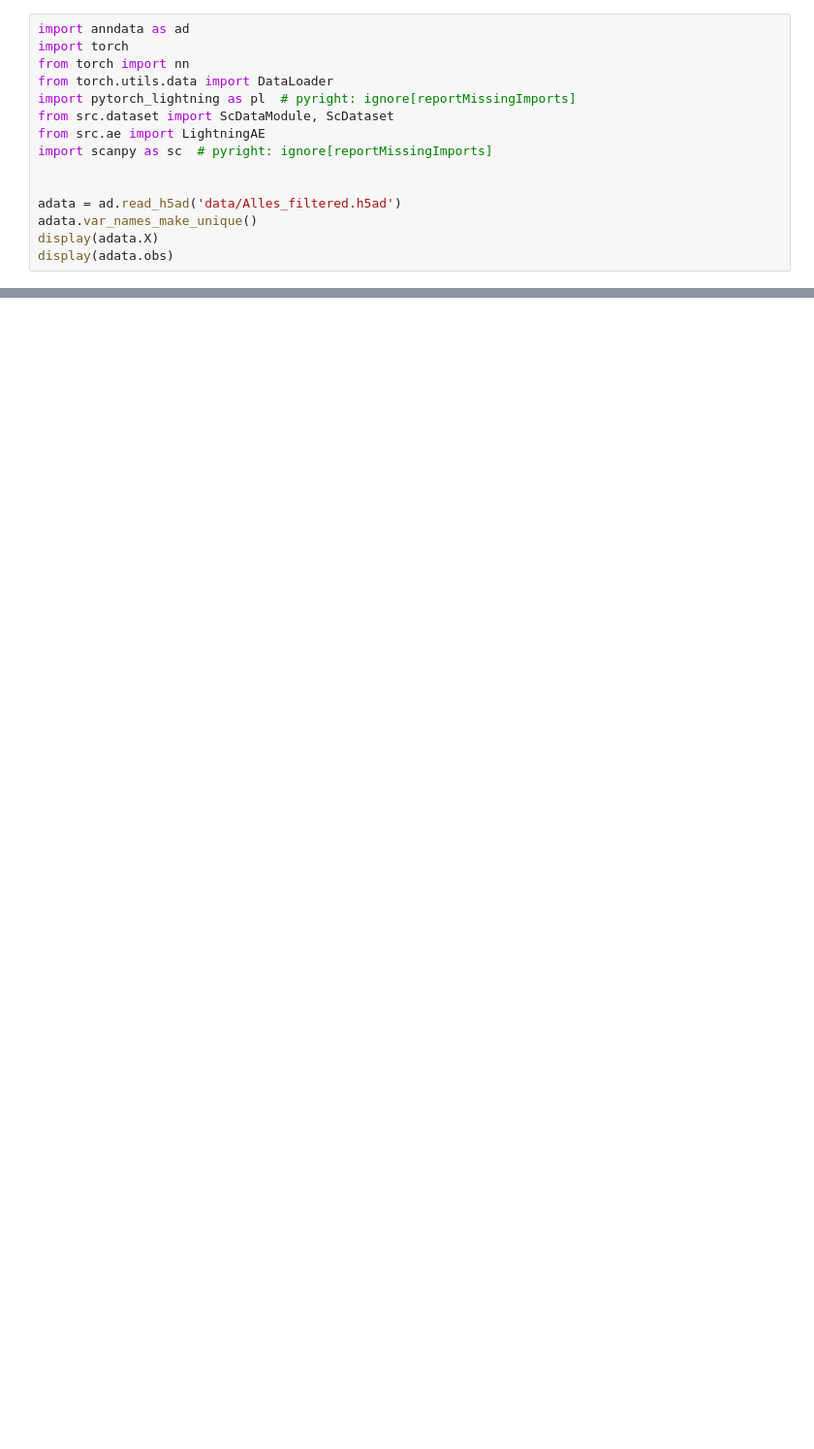
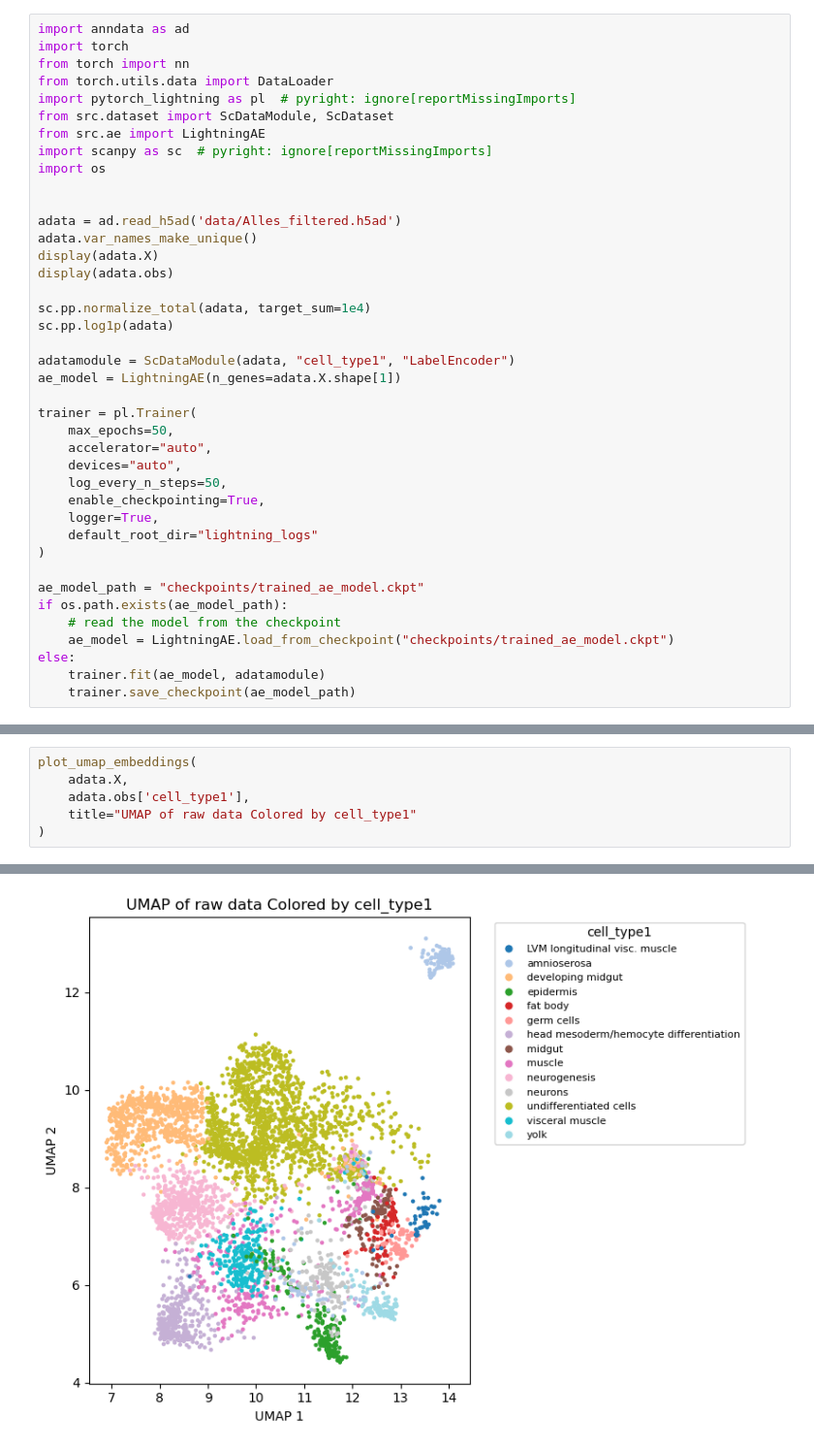
Before and after one commit to LangtianM/scDeepSim, a Jupyter notebook: Alles.ipynb, the cells around one changed output, grey strips where cells are left out. Shown at 97% size. Cells and saved outputs as stored; diff of their text form; blank space fills up the shorter version.

```diff
--- a/Alles.ipynb
+++ b/Alles.ipynb
@@ -7,12 +7,37 @@ import pytorch_lightning as pl  # pyright: ignore[reportMissingImports]
 from src.dataset import ScDataModule, ScDataset
 from src.ae import LightningAE
 import scanpy as sc  # pyright: ignore[reportMissingImports]
+import os
 
 
 adata = ad.read_h5ad('data/Alles_filtered.h5ad')
 adata.var_names_make_unique()
 display(adata.X)
 display(adata.obs)
+
+sc.pp.normalize_total(adata, target_sum=1e4)
+sc.pp.log1p(adata)
+
+adatamodule = ScDataModule(adata, "cell_type1", "LabelEncoder")
+ae_model = LightningAE(n_genes=adata.X.shape[1])
+
+trainer = pl.Trainer(
+    max_epochs=50,
+    accelerator="auto",
+    devices="auto",
+    log_every_n_steps=50,
+    enable_checkpointing=True,
+    logger=True,
+    default_root_dir="lightning_logs"
+)
+
+ae_model_path = "checkpoints/trained_ae_model.ckpt"
+if os.path.exists(ae_model_path):
+    # read the model from the checkpoint
+    ae_model = LightningAE.load_from_checkpoint("checkpoints/trained_ae_model.ckpt")
+else:
+    trainer.fit(ae_model, adatamodule)
+    trainer.save_checkpoint(ae_model_path)
 # %% [output]
 <Compressed Sparse Row sparse matrix of dtype 'float32'
         with 5236395 stored elements and shape (4614, 11835)>
@@ -70,0 +126,7 @@ HPU available: False, using: 0 HPUs
+# %%
+plot_umap_embeddings(
+    adata.X,
+    adata.obs['cell_type1'],
+    title="UMAP of raw data Colored by cell_type1"
+)
+# %% [output]
@@ -70,0 +134 @@ HPU available: False, using: 0 HPUs
+[figure, added]
```
Also changed, not shown: parts of 4 cells of this notebook, 6 other files.
